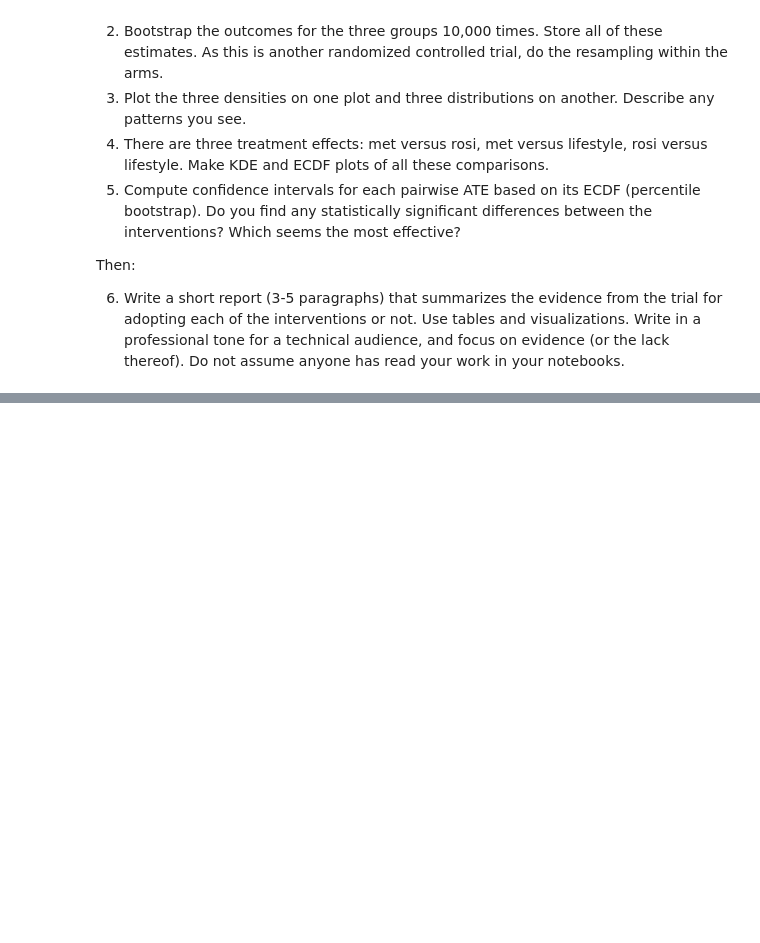
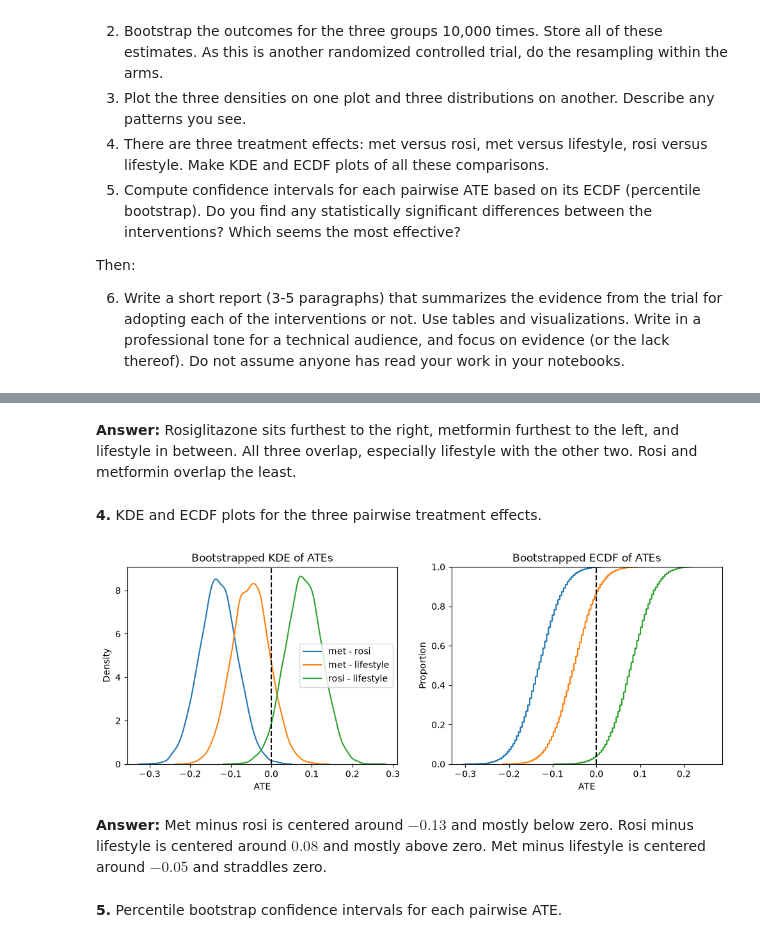
Before and after one commit to DS-5030-Understanding-Uncertainty/uu_bootstrap, a Jupyter notebook: Thursday_lab/lab_06.ipynb, the cells around one changed output, grey strips where cells are left out. Drawn from its saved outputs; the diff is of its cells as text; code cells hidden in the pictures; blank space fills up the shorter version.

```diff
--- a/Thursday_lab/lab_06.ipynb
+++ b/Thursday_lab/lab_06.ipynb
@@ -197,0 +270,23 @@ Then:
+# %% [markdown]
+**Answer:** Rosiglitazone sits furthest to the right, metformin furthest to the left, and lifestyle in between. All three overlap, especially lifestyle with the other two. Rosi and metformin overlap the least.
+# %% [markdown]
+**4.** KDE and ECDF plots for the three pairwise treatment effects.
+# %%
+fig, ax = plt.subplots(1, 2, figsize=(12, 4))
+
+for c in ates.columns:
+    sns.kdeplot(ates[c], label=c, ax=ax[0])
+    sns.ecdfplot(ates[c], label=c, ax=ax[1])
+
+ax[0].axvline(0, color='black', linestyle='--')
+ax[1].axvline(0, color='black', linestyle='--')
+ax[0].set(title='Bootstrapped KDE of ATEs', xlabel='ATE')
+ax[1].set(title='Bootstrapped ECDF of ATEs', xlabel='ATE')
+ax[0].legend()
+plt.show()
+# %% [output]
+[figure, added]
+# %% [markdown]
+**Answer:** Met minus rosi is centered around $-0.13$ and mostly below zero. Rosi minus lifestyle is centered around $0.08$ and mostly above zero. Met minus lifestyle is centered around $-0.05$ and straddles zero.
+# %% [markdown]
+**5.** Percentile bootstrap confidence intervals for each pairwise ATE.
```
Also changed, not shown: parts of 21 cells of this notebook.
